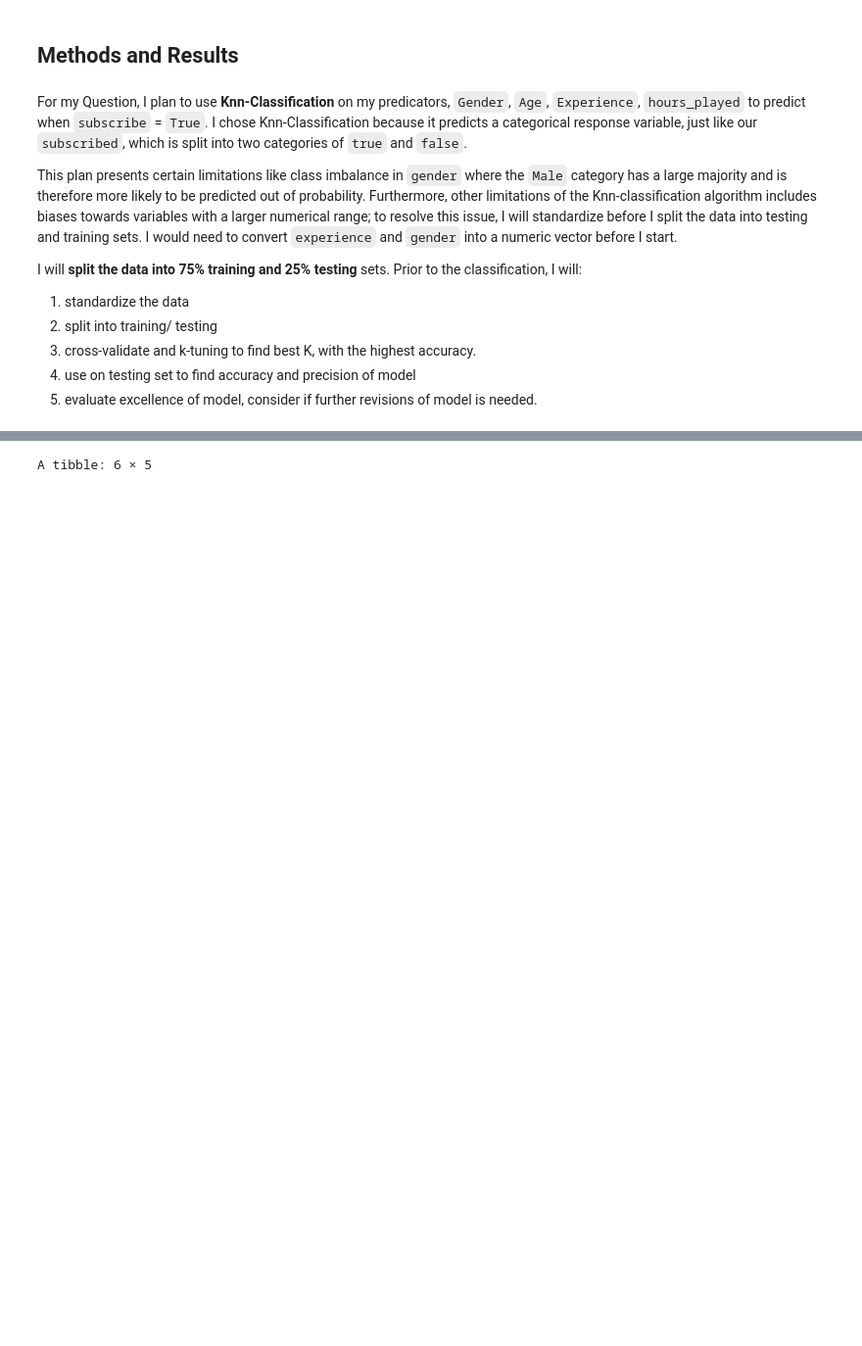
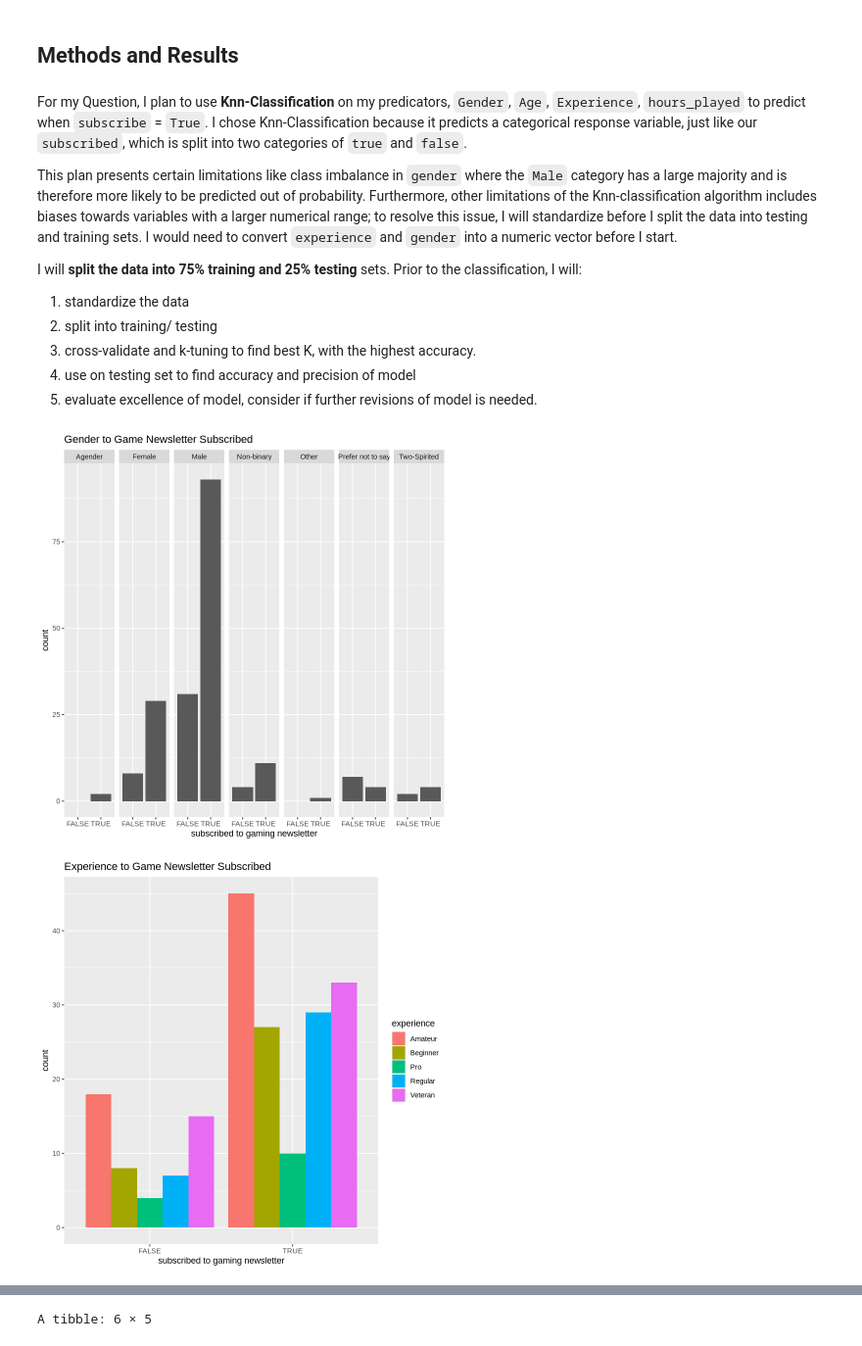
Before and after one commit to anasakbar-05/DSCI_100_Group_Project_009_14, a Jupyter notebook: Group_Project_009_14.ipynb, the cells around one changed output, grey strips where cells are left out. Shown at 98% size. Drawn from its saved outputs; the diff is of its cells as text; code cells hidden in the pictures; blank space fills up the shorter version.

```diff
--- a/Group_Project_009_14.ipynb
+++ b/Group_Project_009_14.ipynb
@@ -162,3 +162,16 @@ Prior to the classification, I will:
 3. cross-validate and k-tuning to find best K, with the highest accuracy.
 4. use on testing set to find accuracy and precision of model
 5. evaluate excellence of model, consider if further revisions of model is needed.
+# %%
+ggplot(players, aes(x=subscribe)) + geom_bar() + facet_grid(cols = vars(gender)) +
+    labs( title = "Gender to Game Newsletter Subscribed") +
+    xlab("subscribed to gaming newsletter")
+ggplot(players, aes(x=subscribe)) + geom_bar(aes(fill=experience), position="dodge") +
+    labs( title = "Experience to Game Newsletter Subscribed") +
+    xlab("subscribed to gaming newsletter")
+ggplot(players, aes(x= Age, y = played_hours, color = subscribe)) + geom_point(alpha = 0.4, na.rm = TRUE)+
+    labs( title = "Hours played vs Age vs Subscribed ", color = "subscribed to gaming newsletter") +
+    xlab("Age of Player (years)") + ylab("Hours of Game Played")
+# %% [output]
+[figure, added]
+[figure, added]
```
Also changed, not shown: parts of 4 cells of this notebook.
